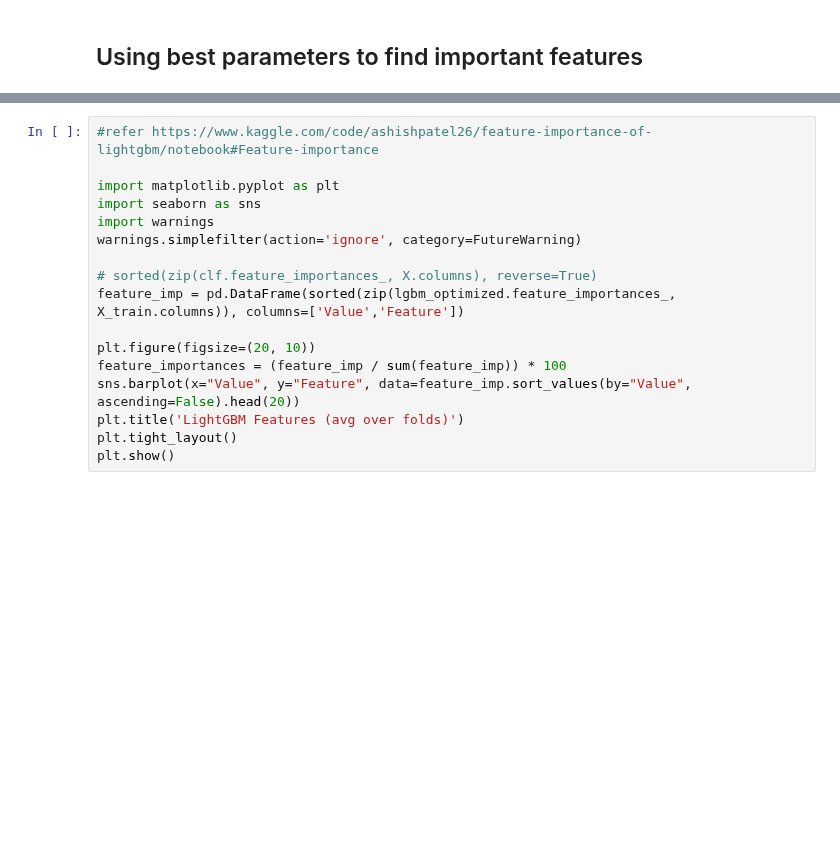
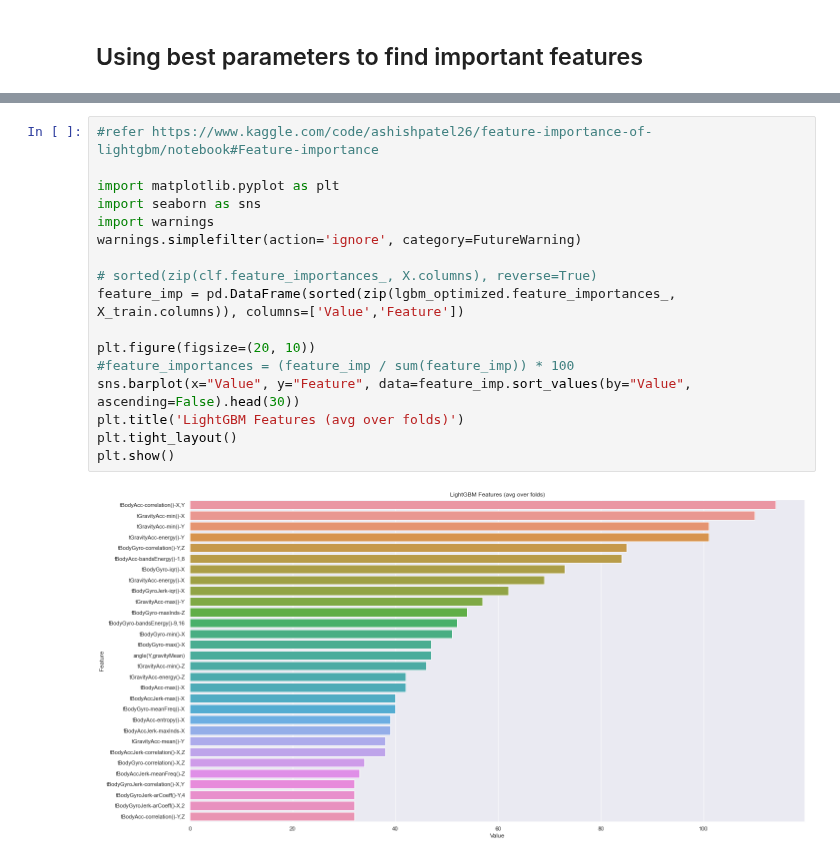
Before and after one commit to Ry3nG/SC1015-Project-Smartphone-Sensor-Privacy-Leak, a Jupyter notebook: LightGBM(classify activities).ipynb, the cells around one changed output, grey strips where cells are left out. Cells and saved outputs as stored; diff of their text form; blank space fills up the shorter version.

```diff
--- a/LightGBM(classify activities).ipynb
+++ b/LightGBM(classify activities).ipynb
@@ -157,17 +170,19 @@ lgbm_optimized.fit(X_train_scaled, y_train)
 # %%
 #refer https://www.kaggle.com/code/ashishpatel26/feature-importance-of-lightgbm/notebook#Feature-importance
 
 import matplotlib.pyplot as plt
 import seaborn as sns
 import warnings
 warnings.simplefilter(action='ignore', category=FutureWarning)
 
 # sorted(zip(clf.feature_importances_, X.columns), reverse=True)
 feature_imp = pd.DataFrame(sorted(zip(lgbm_optimized.feature_importances_, X_train.columns)), columns=['Value','Feature'])
 
 plt.figure(figsize=(20, 10))
-feature_importances = (feature_imp / sum(feature_imp)) * 100
-sns.barplot(x="Value", y="Feature", data=feature_imp.sort_values(by="Value", ascending=False).head(20))
+#feature_importances = (feature_imp / sum(feature_imp)) * 100
+sns.barplot(x="Value", y="Feature", data=feature_imp.sort_values(by="Value", ascending=False).head(30))
 plt.title('LightGBM Features (avg over folds)')
 plt.tight_layout()
 plt.show()
+# %% [output]
+[figure, added]
```
Also changed, not shown: parts of 24 cells of this notebook.
